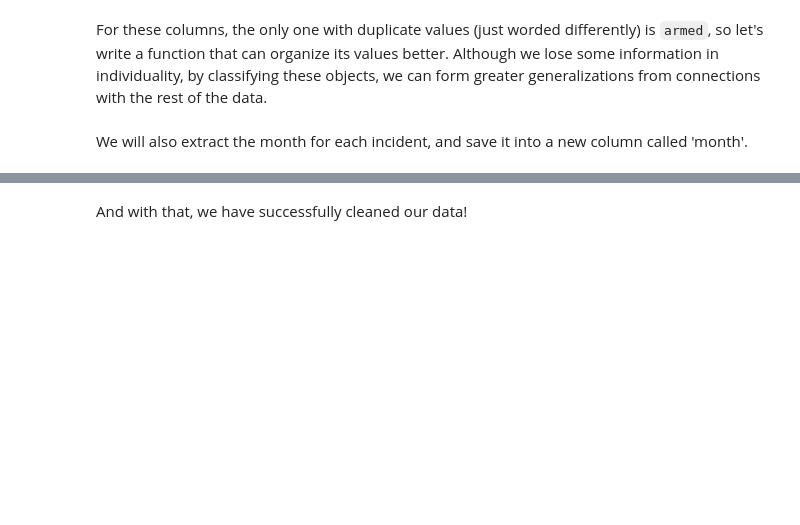
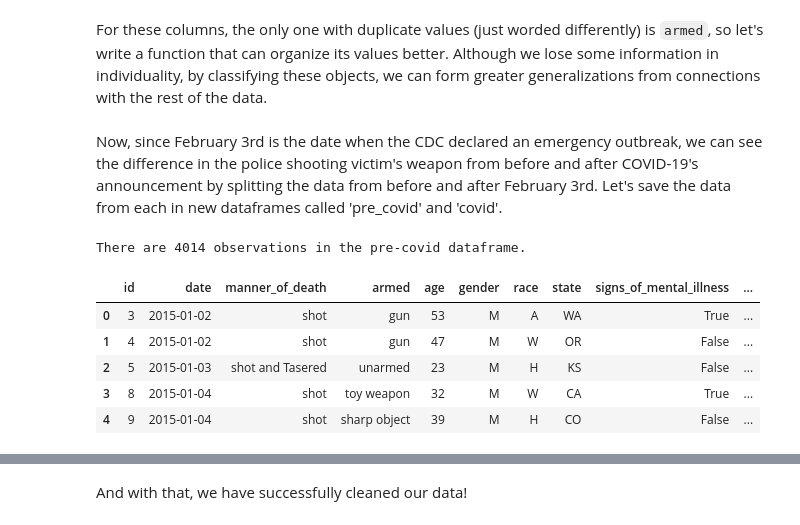
Before and after one commit to ericu-u/covid-police-shootings-analysis, a Jupyter notebook: FinalProject_group047.ipynb, the cells around one changed output, grey strips where cells are left out. Cells and saved outputs as stored; diff of their text form; code cells hidden in the pictures; blank space fills up the shorter version.

```diff
--- a/FinalProject_group047.ipynb
+++ b/FinalProject_group047.ipynb
@@ -258,5 +270,3 @@ def clean_armed(string):
         return string
 # %%
 data['armed'] = data['armed'].apply(clean_armed)
-# %% [markdown]
-We will also extract the month for each incident, and save it into a new column called 'month'.
@@ -279,0 +273,2 @@ data['month'] = data['date'].apply(getMonth)
+# %% [markdown]
+Now, since February 3rd is the date when the CDC declared an emergency outbreak, we can see the difference in the police shooting victim's weapon from before and after COVID-19's announcement by splitting the data from before and after February 3rd. Let's save the data from each in new dataframes called 'pre_covid' and 'covid'.
@@ -279,0 +281,11 @@ data['month'] = data['date'].apply(getMonth)
+# %%
+print('There are ' + str(pre_covid.shape[0]) + ' observations in the pre-covid dataframe.')
+pre_covid.head()
+# %% [output]
+There are 4014 observations in the pre-covid dataframe.
+|  | id | date | manner_of_death | armed | age | gender | race | state | signs_of_mental_illness | ... |
+| 0 | 3 | 2015-01-02 | shot | gun | 53 | M | A | WA | True | ... |
+| 1 | 4 | 2015-01-02 | shot | gun | 47 | M | W | OR | False | ... |
+| 2 | 5 | 2015-01-03 | shot and Tasered | unarmed | 23 | M | H | KS | False | ... |
+| 3 | 8 | 2015-01-04 | shot | toy weapon | 32 | M | W | CA | True | ... |
+| 4 | 9 | 2015-01-04 | shot | sharp object | 39 | M | H | CO | False | ... |
```
Also changed, not shown: parts of 20 cells of this notebook.
